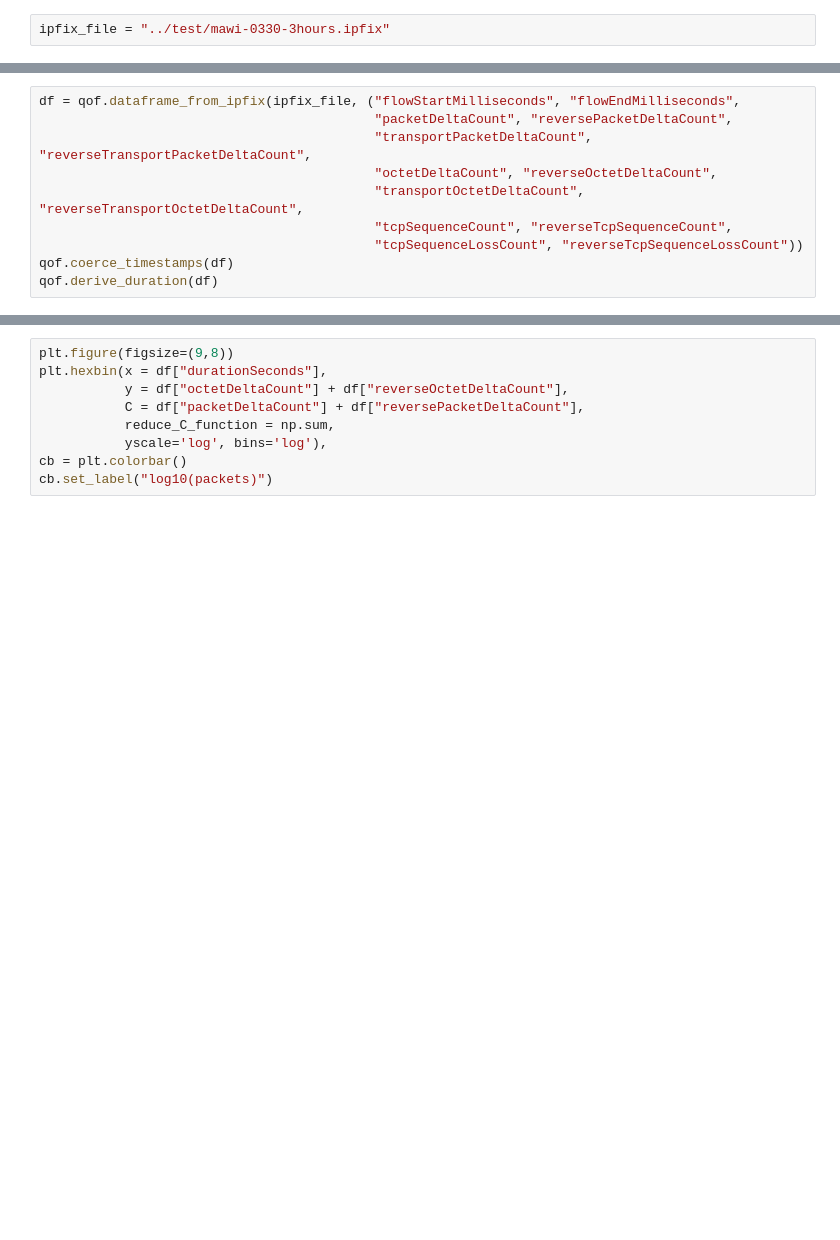
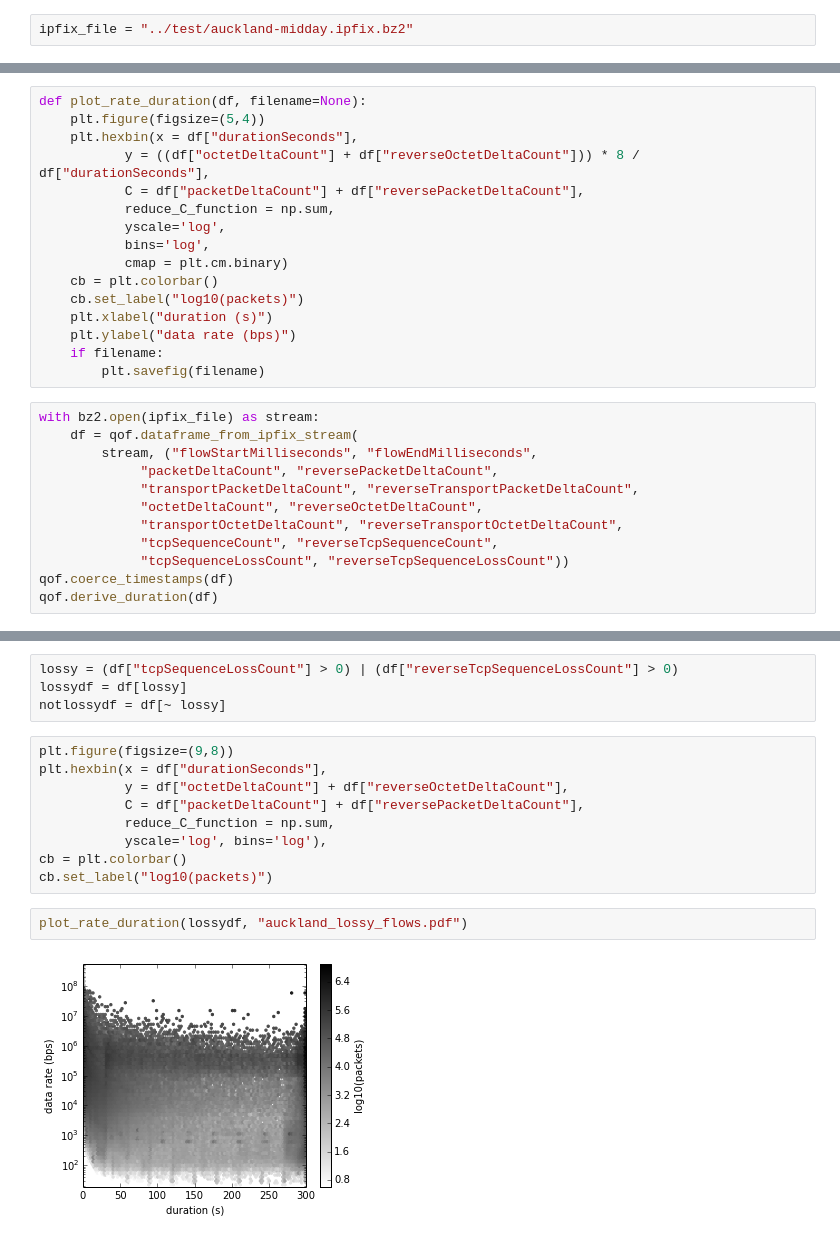
Before and after one commit to britram/qof, a Jupyter notebook: pytools/duration-rate.ipynb, the cells around one changed output, grey strips where cells are left out. Saved outputs shown, nothing was run; the diff lists cells and outputs as text; blank space fills up the shorter version.

```diff
--- a/pytools/duration-rate.ipynb
+++ b/pytools/duration-rate.ipynb
@@ -1,5 +1,5 @@
 # %%
-ipfix_file = "../test/mawi-0330-3hours.ipfix"
+ipfix_file = "../test/auckland-midday.ipfix.bz2"
 # %%
 import ipfix
 import qof
@@ -12,13 +14,31 @@ ipfix.ie.use_5103_default() # loads reverse IEs for RFC5103 biflows
 ipfix.ie.use_specfile("qof.iespec") # loads enterprise-specific IEs for QoF
 
 ipfix.types.use_integer_ipv4() # accelerate dataframe processing of per-IP stuff
+# %%
+def plot_rate_duration(df, filename=None):
+    plt.figure(figsize=(5,4))
+    plt.hexbin(x = df["durationSeconds"],
+           y = ((df["octetDeltaCount"] + df["reverseOctetDeltaCount"])) * 8 / df["durationSeconds"],
+           C = df["packetDeltaCount"] + df["reversePacketDeltaCount"],
+           reduce_C_function = np.sum,
+           yscale='log',
+           bins='log',
+           cmap = plt.cm.binary)
+    cb = plt.colorbar()
+    cb.set_label("log10(packets)")
+    plt.xlabel("duration (s)")
+    plt.ylabel("data rate (bps)")
+    if filename:
+        plt.savefig(filename)
 # %%
-df = qof.dataframe_from_ipfix(ipfix_file, ("flowStartMilliseconds", "flowEndMilliseconds",
-                                           "packetDeltaCount", "reversePacketDeltaCount",
-                                           "transportPacketDeltaCount", "reverseTransportPacketDeltaCount",
-                                           "octetDeltaCount", "reverseOctetDeltaCount",
-                                           "transportOctetDeltaCount", "reverseTransportOctetDeltaCount",
-                                           "tcpSequenceCount", "reverseTcpSequenceCount",
-                                           "tcpSequenceLossCount", "reverseTcpSequenceLossCount"))
+with bz2.open(ipfix_file) as stream:
+    df = qof.dataframe_from_ipfix_stream(
+        stream, ("flowStartMilliseconds", "flowEndMilliseconds",
+             "packetDeltaCount", "reversePacketDeltaCount",
+             "transportPacketDeltaCount", "reverseTransportPacketDeltaCount",
+             "octetDeltaCount", "reverseOctetDeltaCount",
+             "transportOctetDeltaCount", "reverseTransportOctetDeltaCount",
+             "tcpSequenceCount", "reverseTcpSequenceCount",
+             "tcpSequenceLossCount", "reverseTcpSequenceLossCount"))
 qof.coerce_timestamps(df)
 qof.derive_duration(df)
@@ -25,3 +50,7 @@ qof.derive_duration(df)
+# %%
+lossy = (df["tcpSequenceLossCount"] > 0) | (df["reverseTcpSequenceLossCount"] > 0)
+lossydf = df[lossy]
+notlossydf = df[~ lossy]
 # %%
 plt.figure(figsize=(9,8))
 plt.hexbin(x = df["durationSeconds"],
@@ -31,3 +60,7 @@ plt.hexbin(x = df["durationSeconds"],
            yscale='log', bins='log'),
 cb = plt.colorbar()
 cb.set_label("log10(packets)")
+# %%
+plot_rate_duration(lossydf, "auckland_lossy_flows.pdf")
+# %% [output]
+[figure, added]
```
Also changed, not shown: parts of 3 cells of this notebook, 2 other files.
